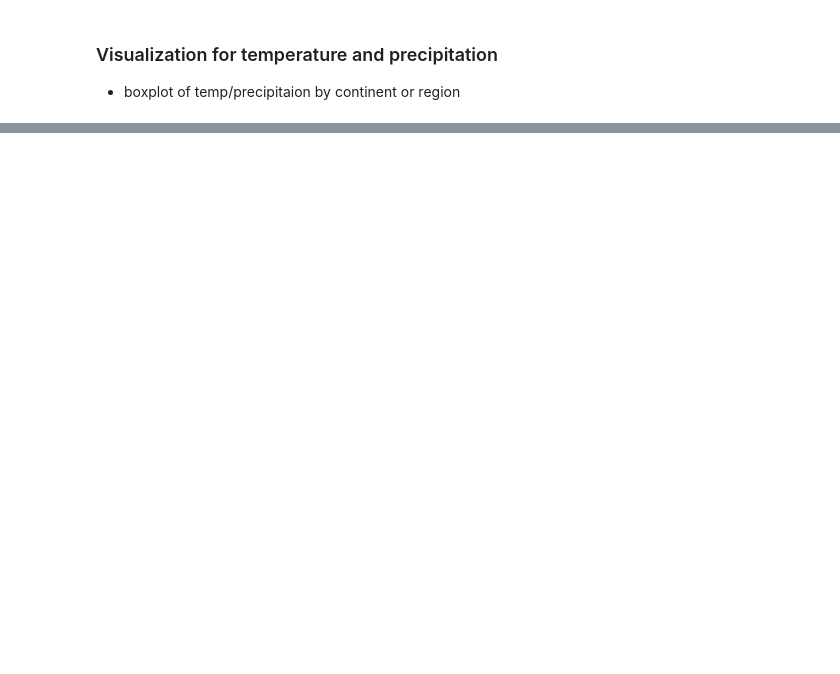
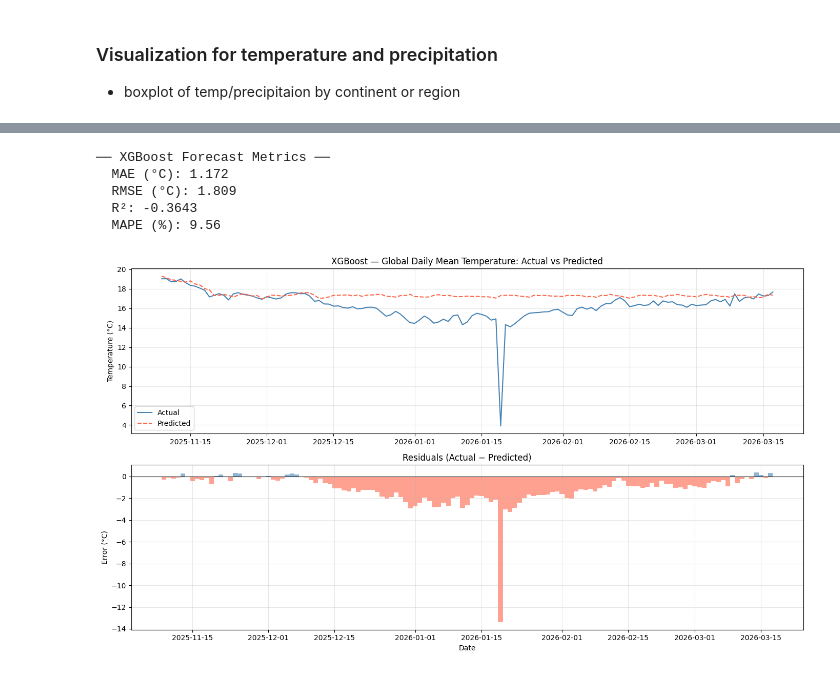
Before and after one commit to utidolas/PMAcceleratorData, a Jupyter notebook: model.ipynb, the cells around one changed output, grey strips where cells are left out. Drawn from its saved outputs; the diff is of its cells as text; code cells hidden in the pictures; blank space fills up the shorter version.

```diff
--- a/model.ipynb
+++ b/model.ipynb
@@ -189,0 +353,60 @@ TypeError: Only valid with DatetimeIndex, TimedeltaIndex or PeriodIndex, but got
+# %%
+# predict and inverse transform
+TEMP_IDX = cols_to_scale.index('temperature_celsius')   # position in scaler
+
+def inverse_temp(scaled_vals):
+    dummy = np.zeros((len(scaled_vals), len(cols_to_scale)))
+    dummy[:, TEMP_IDX] = scaled_vals
+    return scaler.inverse_transform(dummy)[:, TEMP_IDX]
+
+y_pred_scaled = xgb_model.predict(X_test)
+
+y_pred_celsius = inverse_temp(y_pred_scaled)
+y_test_celsius = inverse_temp(y_test.values)
+# %%
+# evaluatiaon
+mae  = mean_absolute_error(y_test_celsius, y_pred_celsius)
+rmse = np.sqrt(mean_squared_error(y_test_celsius, y_pred_celsius))
+r2   = r2_score(y_test_celsius, y_pred_celsius)
+mape = np.mean(np.abs((y_test_celsius - y_pred_celsius) /
+                       np.where(y_test_celsius == 0, 1e-8, y_test_celsius))) * 100
+
+metrics_xgb = {'MAE (°C)': round(mae, 3),
+               'RMSE (°C)': round(rmse, 3),
+               'R²': round(r2, 4),
+               'MAPE (%)': round(mape, 2)}
+
+print("\n── XGBoost Forecast Metrics ──")
+for k, v in metrics_xgb.items():
+    print(f"  {k}: {v}")
+# %% [output]
+── XGBoost Forecast Metrics ──
+  MAE (°C): 1.172
+  RMSE (°C): 1.809
+  R²: -0.3643
+  MAPE (%): 9.56
+# %%
+fig, (ax1, ax2) = plt.subplots(2, 1, figsize=(14, 8))
+
+# Panel 1 — time series overlay
+ax1.plot(test_feat.index, y_test_celsius,  label='Actual',    color='steelblue',  linewidth=1.5)
+ax1.plot(test_feat.index, y_pred_celsius,  label='Predicted', color='tomato',     linewidth=1.5, linestyle='--')
+ax1.set_title('XGBoost — Global Daily Mean Temperature: Actual vs Predicted')
+ax1.set_ylabel('Temperature (°C)')
+ax1.legend()
+ax1.grid(True, alpha=0.3)
+
+# Panel 2 — residuals
+residuals = y_test_celsius - y_pred_celsius
+ax2.bar(test_feat.index, residuals, color=np.where(residuals >= 0, 'steelblue', 'tomato'),
+        alpha=0.6, width=1)
+ax2.axhline(0, color='black', linewidth=0.8)
+ax2.set_title('Residuals (Actual − Predicted)')
+ax2.set_ylabel('Error (°C)')
+ax2.set_xlabel('Date')
+ax2.grid(True, alpha=0.3)
+
+plt.tight_layout()
+plt.show()
+# %% [output]
+[figure, added]
```
Also changed, not shown: parts of 16 cells of this notebook, 6 other files.
